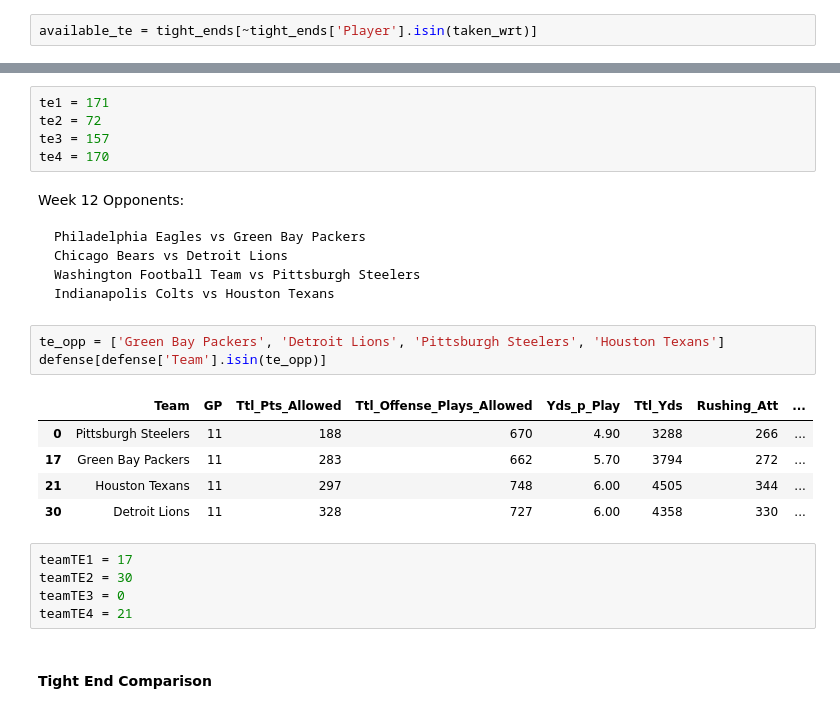
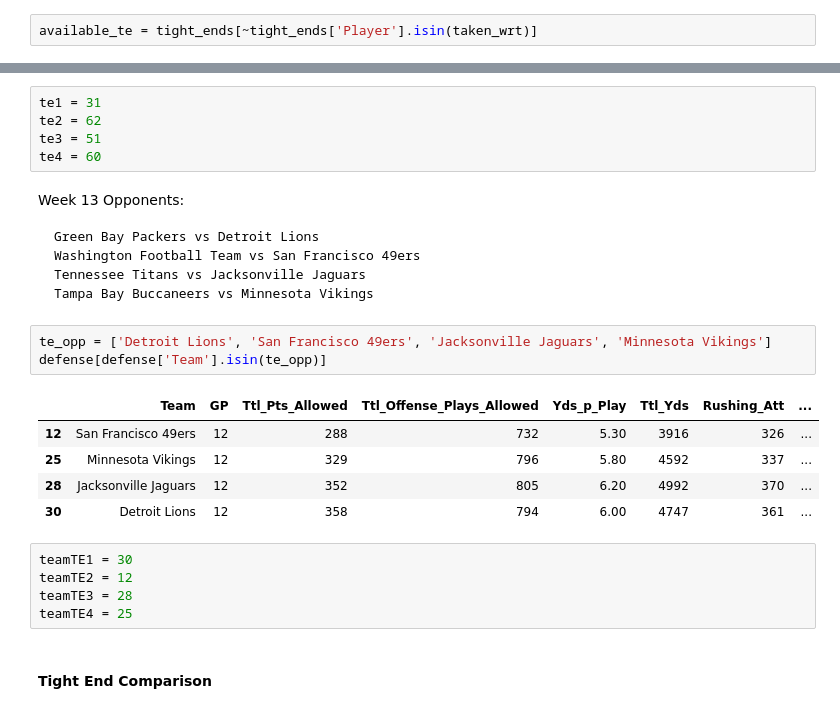
Before and after one commit to mcerow/fantasy_football, a Jupyter notebook: week13/Week13_DataAnalysis.ipynb, the cells around one changed output, grey strips where cells are left out. Cells and saved outputs as stored; diff of their text form.

```diff
--- a/week13/Week13_DataAnalysis.ipynb
+++ b/week13/Week13_DataAnalysis.ipynb
@@ -1147,29 +1147,29 @@ scaled_te.head(10)
 # %%
-te1 = 171
-te2 = 72
-te3 = 157
-te4 = 170
+te1 = 31
+te2 = 62
+te3 = 51
+te4 = 60
 # %% [markdown]
-Week 12 Opponents:
+Week 13 Opponents:
 
-    Philadelphia Eagles vs Green Bay Packers
-    Chicago Bears vs Detroit Lions
-    Washington Football Team vs Pittsburgh Steelers
-    Indianapolis Colts vs Houston Texans
+    Green Bay Packers vs Detroit Lions
+    Washington Football Team vs San Francisco 49ers
+    Tennessee Titans vs Jacksonville Jaguars
+    Tampa Bay Buccaneers vs Minnesota Vikings
 # %%
-te_opp = ['Green Bay Packers', 'Detroit Lions', 'Pittsburgh Steelers', 'Houston Texans']
+te_opp = ['Detroit Lions', 'San Francisco 49ers', 'Jacksonville Jaguars', 'Minnesota Vikings']
 defense[defense['Team'].isin(te_opp)]
 # %% [output]
 |  | Team | GP | Ttl_Pts_Allowed | Ttl_Offense_Plays_Allowed | Yds_p_Play | Ttl_Yds | Rushing_Att | ... |
-| 0 | Pittsburgh Steelers | 11 | 188 | 670 | 4.90 | 3288 | 266 | ... |
-| 17 | Green Bay Packers | 11 | 283 | 662 | 5.70 | 3794 | 272 | ... |
-| 21 | Houston Texans | 11 | 297 | 748 | 6.00 | 4505 | 344 | ... |
-| 30 | Detroit Lions | 11 | 328 | 727 | 6.00 | 4358 | 330 | ... |
+| 12 | San Francisco 49ers | 12 | 288 | 732 | 5.30 | 3916 | 326 | ... |
+| 25 | Minnesota Vikings | 12 | 329 | 796 | 5.80 | 4592 | 337 | ... |
+| 28 | Jacksonville Jaguars | 12 | 352 | 805 | 6.20 | 4992 | 370 | ... |
+| 30 | Detroit Lions | 12 | 358 | 794 | 6.00 | 4747 | 361 | ... |
 # %%
-teamTE1 = 17
-teamTE2 = 30
-teamTE3 = 0
-teamTE4 = 21
+teamTE1 = 30
+teamTE2 = 12
+teamTE3 = 28
+teamTE4 = 25
 # %% [markdown]
 #### Tight End Comparison
 # %%
```
Also changed, not shown: parts of 14 cells of this notebook.
